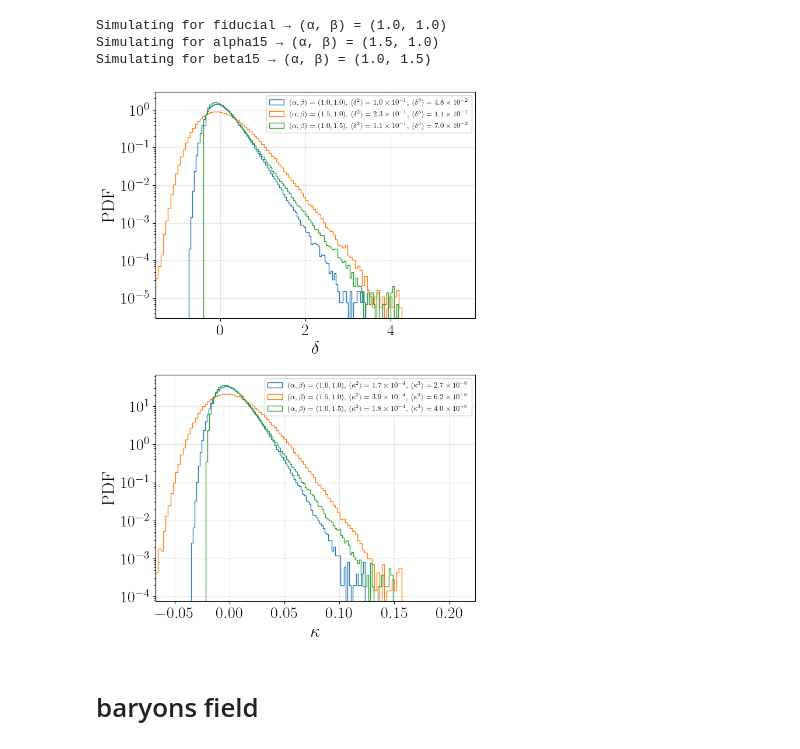
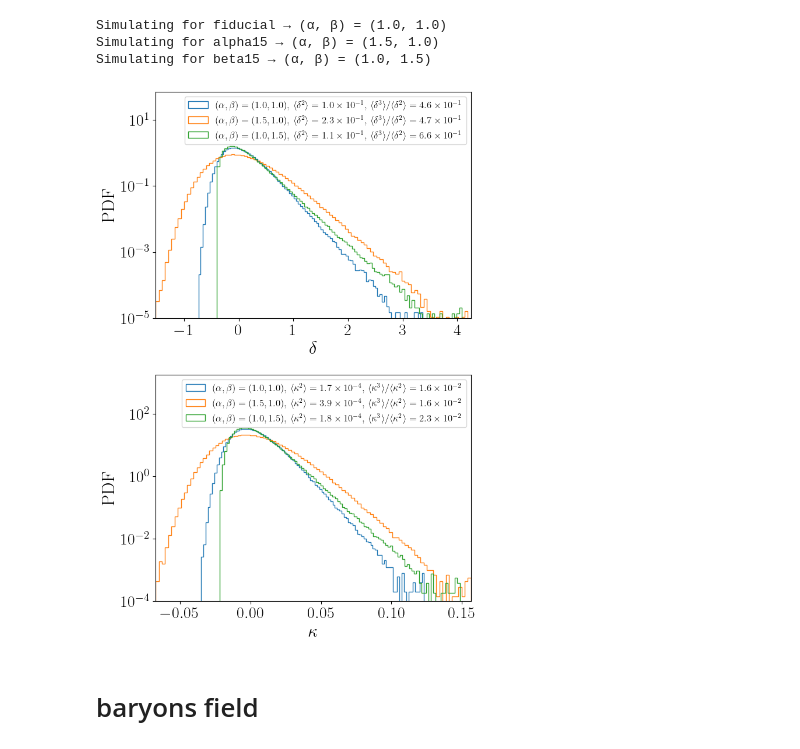
Before and after one commit to pltaylor16/BNTSmooth, a Jupyter notebook: results_1.ipynb, the cells around one changed output. Drawn from its saved outputs; the diff is of its cells as text; code cells hidden in the pictures.

Commit message:
updated the plotting routine

```diff
--- a/results_1.ipynb
+++ b/results_1.ipynb
@@ -306,47 +306,49 @@ for label in param_grid:
     display_label_delta = (
         label_str
         + fr"  $\langle\delta^2\rangle={sci_notation(m2_delta)},$"
-        + fr"  $\langle\delta^3\rangle={sci_notation(m3_delta)}$"
+        + fr"  $\langle\delta^3\rangle / \langle\delta^2\rangle={sci_notation(m3_delta/m2_delta)}$"
     )
     axs[0].hist(delta_map, bins=100, density=True, histtype='step', label=display_label_delta)
 
     # --- Kappa label ---
     display_label_kappa = (
         label_str
         + fr"  $\langle\kappa^2\rangle={sci_notation(m2_kappa)},$"
-        + fr"  $\langle\kappa^3\rangle={sci_notation(m3_kappa)}$"
+        + fr"  $\langle\kappa^3\rangle / \langle\kappa^2\rangle={sci_notation(m3_kappa/m2_kappa)}$"
     )
     axs[1].hist(kappa_map, bins=100, density=True, histtype='step', label=display_label_kappa)
 
 # --- Delta subplot settings ---
 x_all_delta = np.concatenate(x_all_delta)
 xmin_d, xmax_d = np.min(x_all_delta), np.max(x_all_delta)
 pad_d = 0.3 * (xmax_d - xmin_d)
-axs[0].set_xlim(xmin_d, xmax_d + pad_d)
+axs[0].set_ylim(1e-5,70)
+axs[0].set_xlim(xmin_d, xmax_d)
 axs[0].set_xlabel(r'$\delta$', fontsize=22)
 axs[0].set_ylabel('PDF', fontsize=22)
 axs[0].set_yscale('log')
-axs[0].grid(True, alpha=0.3)
-axs[0].legend(loc='upper right', fontsize=9)
+#axs[0].grid(True, alpha=0.3)
+axs[0].legend(loc='upper right', fontsize=12)
 #axs[0].set_title('1-point PDF of $\delta$ (lowest z)', fontsize=14)
 
 # --- Kappa subplot settings ---
 x_all_kappa = np.concatenate(x_all_kappa)
 xmin_k, xmax_k = np.min(x_all_kappa), np.max(x_all_kappa)
-pad_k = 0.3 * (xmax_k - xmin_k)
-axs[1].set_xlim(xmin_k, xmax_k + pad_k)
+pad_k = 0.35 * (xmax_k - xmin_k)
+axs[1].set_ylim(1e-4,1800)
+axs[1].set_xlim(xmin_k, xmax_k)
 axs[1].set_xlabel(r'$\kappa$', fontsize=22)
 axs[1].set_ylabel('PDF', fontsize=22)
 axs[1].set_yscale('log')
-axs[1].grid(True, alpha=0.3)
-axs[1].legend(loc='upper right', fontsize=9)
+#axs[1].grid(True, alpha=0.3)
+axs[1].legend(loc='upper right', fontsize=12)
 #axs[1].set_title('1-point PDF of $\kappa$ (highest z)', fontsize=14)
 
 plt.tight_layout()
 plt.savefig('plots/combined_delta_kappa_fields.pdf')
 plt.show()
 # %% [output]
-[figure, old version]
+[figure, new version]
 # %% [markdown]
 # baryons field
 # %%
```
Also changed, not shown: parts of 2 cells of this notebook.
